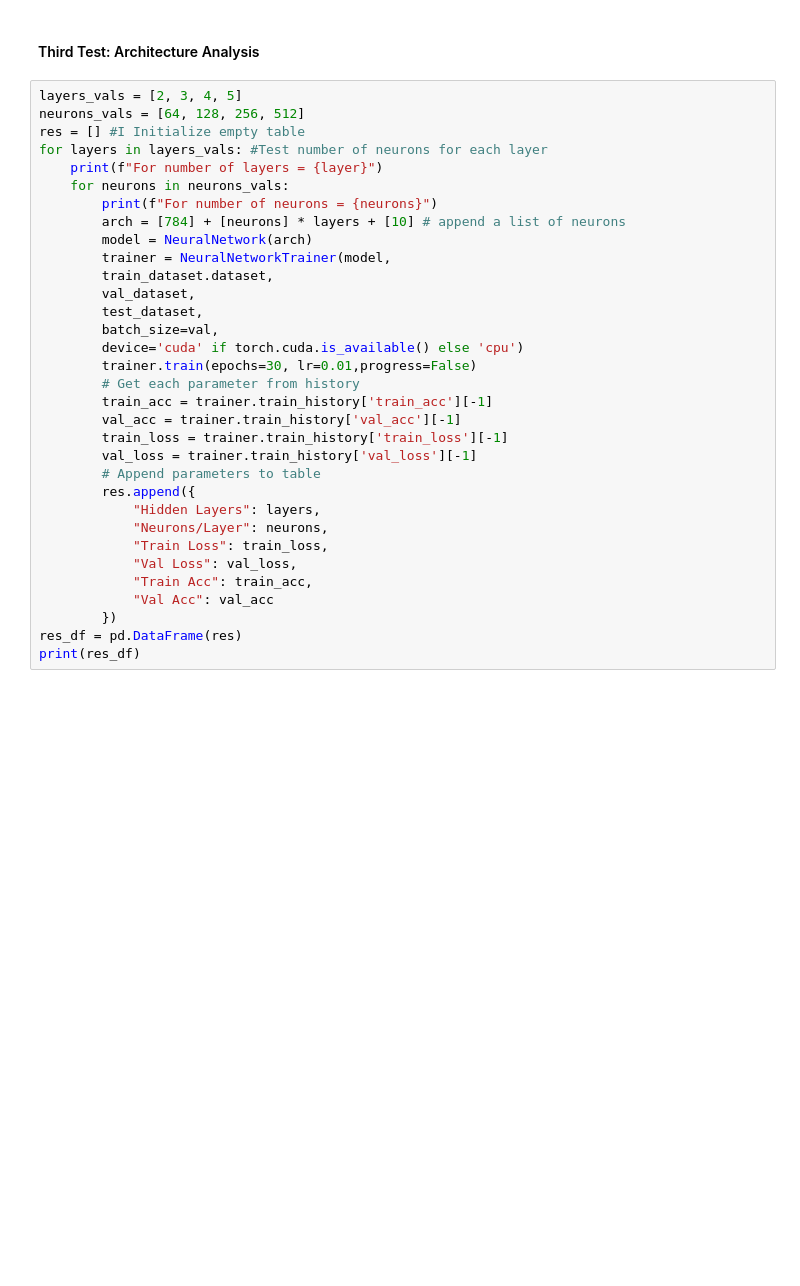
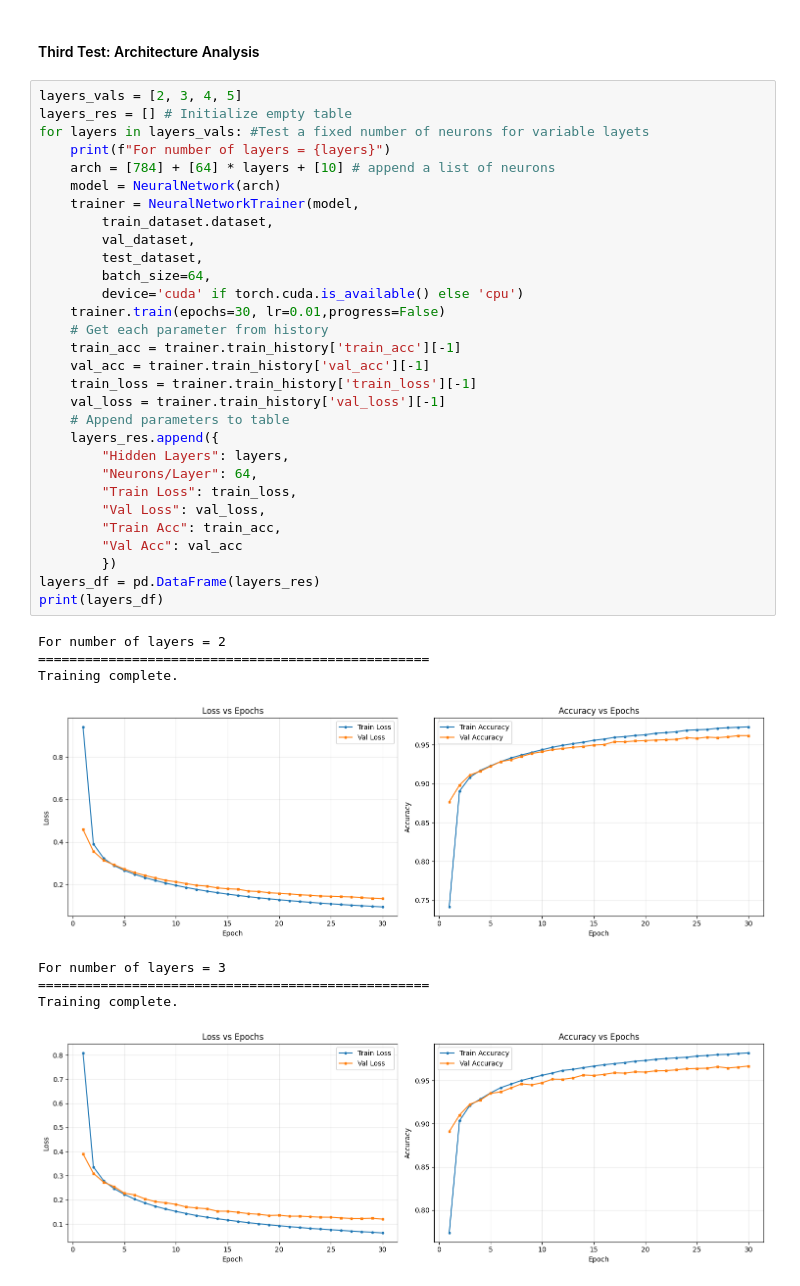
Before and after one commit to minareda417/MNIST-classification, a Jupyter notebook: model.ipynb, the cells around one changed output. Drawn from its saved outputs; the diff is of its cells as text; blank space fills up the shorter version.

```diff
--- a/model.ipynb
+++ b/model.ipynb
@@ -616,34 +644,40 @@ It can be noted that in smaller batch values, e.g.,16, the gradient noise is at
 #### Third Test: Architecture Analysis
 # %%
 layers_vals = [2, 3, 4, 5]
-neurons_vals = [64, 128, 256, 512]
-res = [] #I Initialize empty table
-for layers in layers_vals: #Test number of neurons for each layer
-    print(f"For number of layers = {layer}")
-    for neurons in neurons_vals:
-        print(f"For number of neurons = {neurons}")
-        arch = [784] + [neurons] * layers + [10] # append a list of neurons
-        model = NeuralNetwork(arch)
-        trainer = NeuralNetworkTrainer(model,
+layers_res = [] # Initialize empty table
+for layers in layers_vals: #Test a fixed number of neurons for variable layets
+    print(f"For number of layers = {layers}")
+    arch = [784] + [64] * layers + [10] # append a list of neurons
+    model = NeuralNetwork(arch)
+    trainer = NeuralNetworkTrainer(model,
         train_dataset.dataset,
         val_dataset,
         test_dataset,
-        batch_size=val,
+        batch_size=64,
         device='cuda' if torch.cuda.is_available() else 'cpu')
-        trainer.train(epochs=30, lr=0.01,progress=False)
-        # Get each parameter from history
-        train_acc = trainer.train_history['train_acc'][-1]
-        val_acc = trainer.train_history['val_acc'][-1]
-        train_loss = trainer.train_history['train_loss'][-1]
-        val_loss = trainer.train_history['val_loss'][-1]
-        # Append parameters to table
-        res.append({
-            "Hidden Layers": layers,
-            "Neurons/Layer": neurons,
-            "Train Loss": train_loss,
-            "Val Loss": val_loss,
-            "Train Acc": train_acc,
-            "Val Acc": val_acc
+    trainer.train(epochs=30, lr=0.01,progress=False)
+    # Get each parameter from history
+    train_acc = trainer.train_history['train_acc'][-1]
+    val_acc = trainer.train_history['val_acc'][-1]
+    train_loss = trainer.train_history['train_loss'][-1]
+    val_loss = trainer.train_history['val_loss'][-1]
+    # Append parameters to table
+    layers_res.append({
+        "Hidden Layers": layers,
+        "Neurons/Layer": 64,
+        "Train Loss": train_loss,
+        "Val Loss": val_loss,
+        "Train Acc": train_acc,
+        "Val Acc": val_acc
         })
-res_df = pd.DataFrame(res)
-print(res_df)
+layers_df = pd.DataFrame(layers_res)
+print(layers_df)
+# %% [output]
+For number of layers = 2
+==================================================
+Training complete.
+[figure, added]
+For number of layers = 3
+==================================================
+Training complete.
+[figure, added]
```
Also changed, not shown: parts of 8 cells of this notebook.
